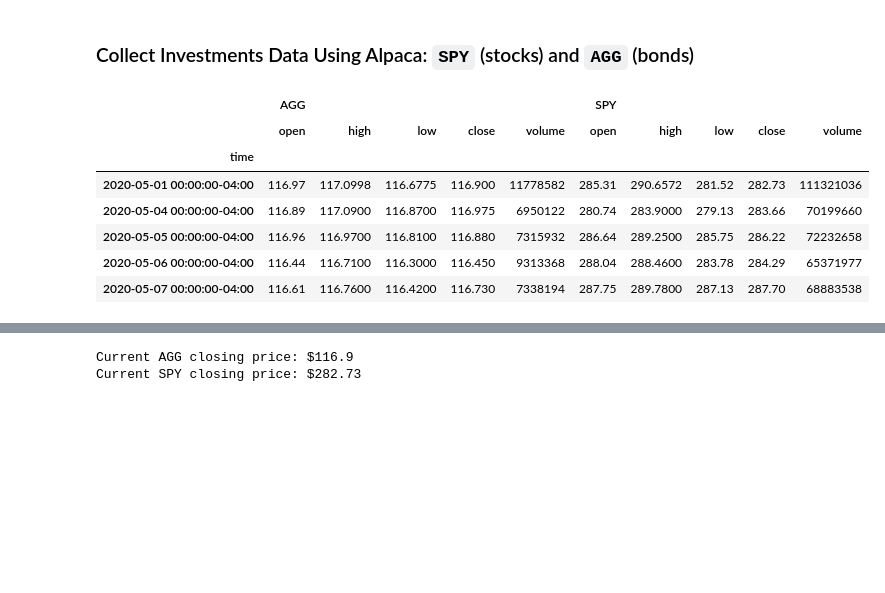
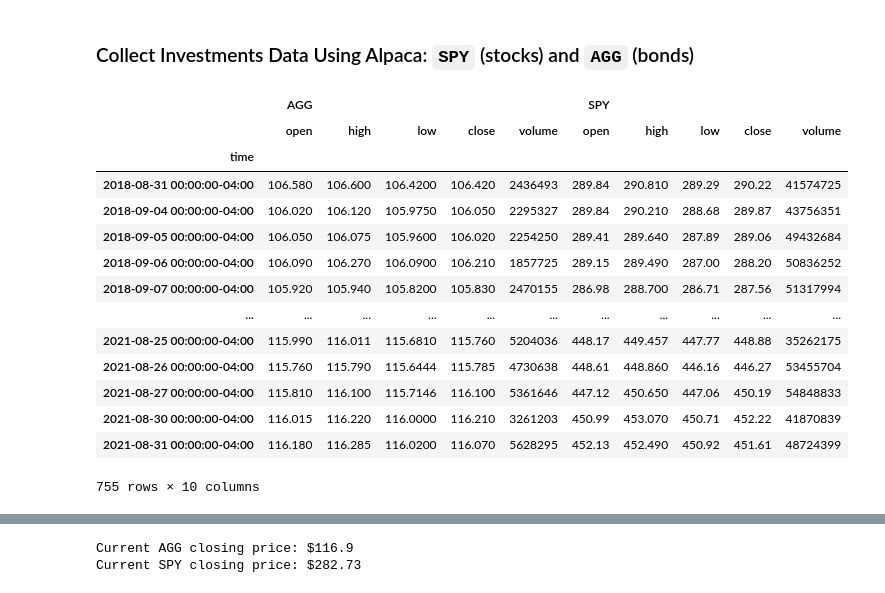
Before and after one commit to jordan-gilmartin/monte-carlo-simulations, a Jupyter notebook: Starter_Code/financial-planner.ipynb, the cells around one changed output, grey strips where cells are left out. Drawn from its saved outputs; the diff is of its cells as text; code cells hidden in the pictures; blank space fills up the shorter version.

```diff
--- a/Starter_Code/financial-planner.ipynb
+++ b/Starter_Code/financial-planner.ipynb
@@ -114,30 +114,40 @@ api = tradeapi.REST(alpaca_api_key,
 # %%
 # Format current date as ISO format
 # YOUR CODE HERE!
 start_date = pd.Timestamp("2018-08-31", tz="America/New_York").isoformat()
 end_date = pd.Timestamp("2021-08-31", tz="America/New_York").isoformat()
 
 # Set the tickers
 tickers = ["AGG", "SPY"]
 
 # Set timeframe to '1D' for Alpaca API
 timeframe = "1D"
 
 # Get current closing prices for SPY and AGG
 # (use a limit=1000 parameter to call the most recent 1000 days of data)
 # YOUR CODE HERE!
 df_ticker = api.get_barset(tickers,
                           timeframe,
-                          start=)
+                          start=start_date,
+                          end=end_date,
+                          limit=1000).df
 
 # Preview DataFrame
 # YOUR CODE HERE!
+df_ticker
 # %% [output]
 |  | AGG |  |  |  |  | SPY |  |  |  |  |
 |  | open | high | low | close | volume | open | high | low | close | volume |
 | time |  |  |  |  |  |  |  |  |  |  |
-| 2020-05-01 00:00:00-04:00 | 116.97 | 117.0998 | 116.6775 | 116.900 | 11778582 | 285.31 | 290.6572 | 281.52 | 282.73 | 111321036 |
-| 2020-05-04 00:00:00-04:00 | 116.89 | 117.0900 | 116.8700 | 116.975 | 6950122 | 280.74 | 283.9000 | 279.13 | 283.66 | 70199660 |
-| 2020-05-05 00:00:00-04:00 | 116.96 | 116.9700 | 116.8100 | 116.880 | 7315932 | 286.64 | 289.2500 | 285.75 | 286.22 | 72232658 |
-| 2020-05-06 00:00:00-04:00 | 116.44 | 116.7100 | 116.3000 | 116.450 | 9313368 | 288.04 | 288.4600 | 283.78 | 284.29 | 65371977 |
-| 2020-05-07 00:00:00-04:00 | 116.61 | 116.7600 | 116.4200 | 116.730 | 7338194 | 287.75 | 289.7800 | 287.13 | 287.70 | 68883538 |
+| 2018-08-31 00:00:00-04:00 | 106.580 | 106.600 | 106.4200 | 106.420 | 2436493 | 289.84 | 290.810 | 289.29 | 290.22 | 41574725 |
+| 2018-09-04 00:00:00-04:00 | 106.020 | 106.120 | 105.9750 | 106.050 | 2295327 | 289.84 | 290.210 | 288.68 | 289.87 | 43756351 |
+| 2018-09-05 00:00:00-04:00 | 106.050 | 106.075 | 105.9600 | 106.020 | 2254250 | 289.41 | 289.640 | 287.89 | 289.06 | 49432684 |
+| 2018-09-06 00:00:00-04:00 | 106.090 | 106.270 | 106.0900 | 106.210 | 1857725 | 289.15 | 289.490 | 287.00 | 288.20 | 50836252 |
+| 2018-09-07 00:00:00-04:00 | 105.920 | 105.940 | 105.8200 | 105.830 | 2470155 | 286.98 | 288.700 | 286.71 | 287.56 | 51317994 |
+| ... | ... | ... | ... | ... | ... | ... | ... | ... | ... | ... |
+| 2021-08-25 00:00:00-04:00 | 115.990 | 116.011 | 115.6810 | 115.760 | 5204036 | 448.17 | 449.457 | 447.77 | 448.88 | 35262175 |
+| 2021-08-26 00:00:00-04:00 | 115.760 | 115.790 | 115.6444 | 115.785 | 4730638 | 448.61 | 448.860 | 446.16 | 446.27 | 53455704 |
+| 2021-08-27 00:00:00-04:00 | 115.810 | 116.100 | 115.7146 | 116.100 | 5361646 | 447.12 | 450.650 | 447.06 | 450.19 | 54848833 |
+| 2021-08-30 00:00:00-04:00 | 116.015 | 116.220 | 116.0000 | 116.210 | 3261203 | 450.99 | 453.070 | 450.71 | 452.22 | 41870839 |
+| 2021-08-31 00:00:00-04:00 | 116.180 | 116.285 | 116.0200 | 116.070 | 5628295 | 452.13 | 452.490 | 450.92 | 451.61 | 48724399 |
+755 rows × 10 columns
```
Also changed, not shown: parts of 2 cells of this notebook.
